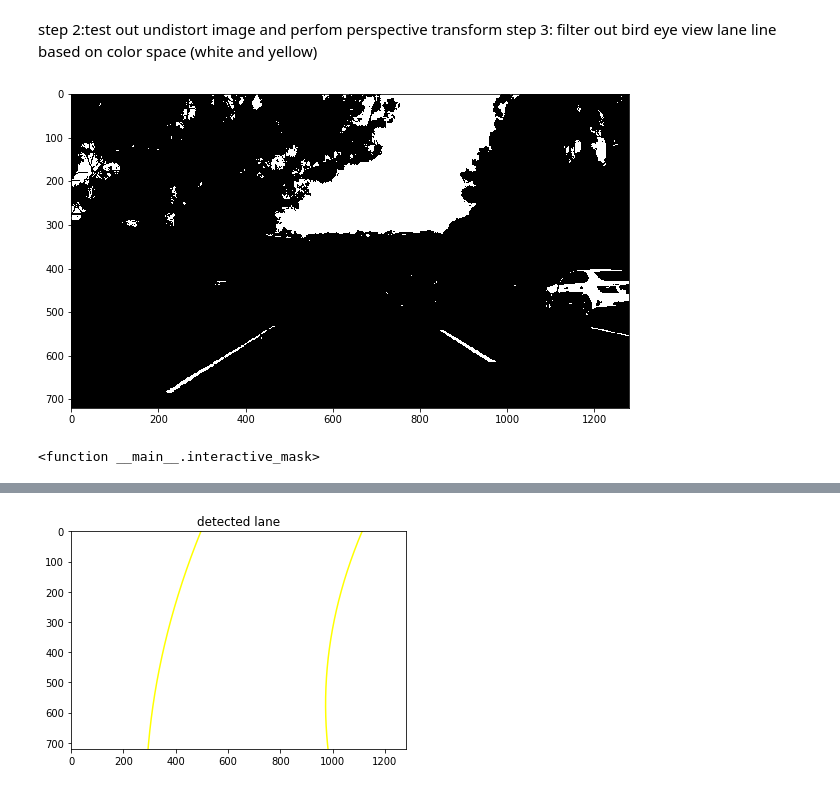
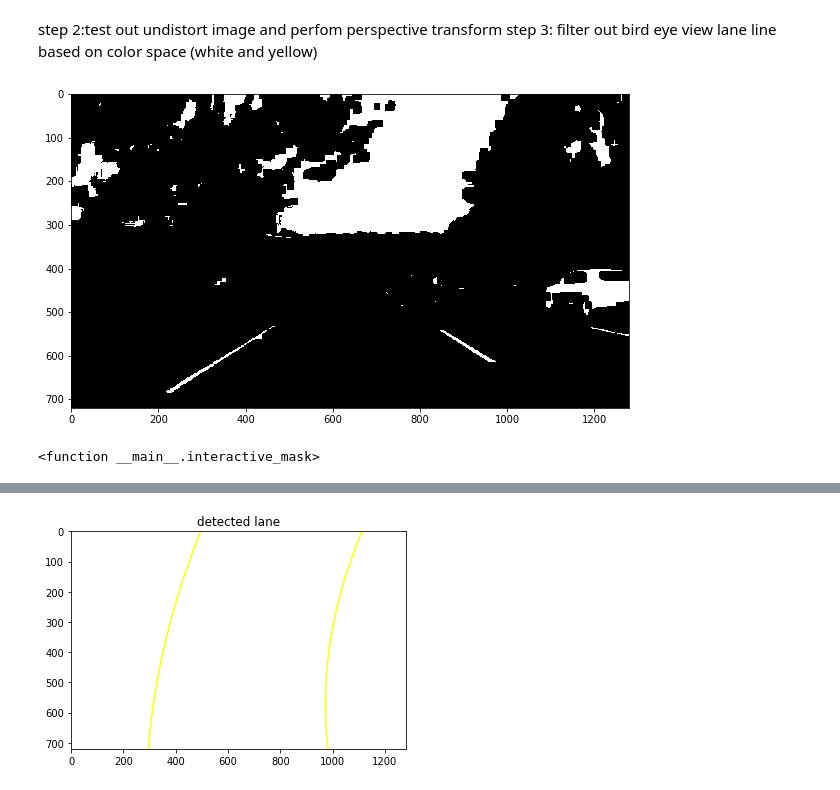
Before and after one commit to chenqin/CarND-Advanced-Lane-Lines, a Jupyter notebook: advanced_lane_lines.ipynb, the cells around one changed output, grey strips where cells are left out. Drawn from its saved outputs; the diff is of its cells as text; code cells hidden in the pictures.

```diff
--- a/advanced_lane_lines.ipynb
+++ b/advanced_lane_lines.ipynb
@@ -121,6 +121,9 @@ def thresh(img, thresh_min, thresh_max):
 
 def combined_binary_mask(img, ksize, mag_low, mag_high, dir_low, dir_high,\
                                     hls_low, hls_high, bright_low, bright_high):
+    kernel = np.ones((ksize, ksize), np.uint8)
+    img = cv2.morphologyEx(img.astype(np.uint8), cv2.MORPH_CLOSE, kernel)
+
     b = np.zeros((img.shape[0],img.shape[1]))
     hsv = cv2.cvtColor(img, cv2.COLOR_RGB2HSV)
     H = hsv[:,:,0]
@@ -129,36 +132,34 @@ def combined_binary_mask(img, ksize, mag_low, mag_high, dir_low, dir_high,\
 
     R = img[:,:,0]
     G = img[:,:,1]
     B = img[:,:,2]
 
     t_yellow_H = thresh(H,10,30)
     t_yellow_S = thresh(S,50,255)
     t_yellow_V = thresh(V,150,255)
 
     t_white_R = thresh(R,225,255)
     t_white_V = thresh(V,230,255)
 
     b[(t_yellow_H==1) & (t_yellow_S==1) & (t_yellow_V==1)] = 1
     b[(t_white_R==1)|(t_white_V==1)] = 1
-    kernel = np.ones((ksize, ksize), np.uint8)
-    closing = cv2.morphologyEx(b.astype(np.uint8), cv2.MORPH_CLOSE, kernel)
     return b
 
 def interactive_mask(ksize, mag_low, mag_high, dir_low, dir_high, hls_low, hls_high, bright_low, bright_high):
     combined = combined_binary_mask(image, ksize, mag_low, mag_high, dir_low, dir_high,\
                                     hls_low, hls_high, bright_low, bright_high)
     plt.figure(figsize=(10,10))
     plt.imshow(combined,cmap='gray')
     plt.show()
     plt.clf()
     plt.cla()
     plt.close()
 
 interact(interactive_mask, ksize=(1,31,2), mag_low=(0,255), mag_high=(0,255),\
          dir_low=(0, np.pi/2), dir_high=(0, np.pi/2), hls_low=(0,255),\
          hls_high=(0,255), bright_low=(0,255), bright_high=(0,255))
 # %% [output]
-[figure, old version]
+[figure, new version]
 <function __main__.interactive_mask>
 # %%
 #apply to test images and calibrate
```
Also changed, not shown: parts of 8 cells of this notebook, 4 other files.
